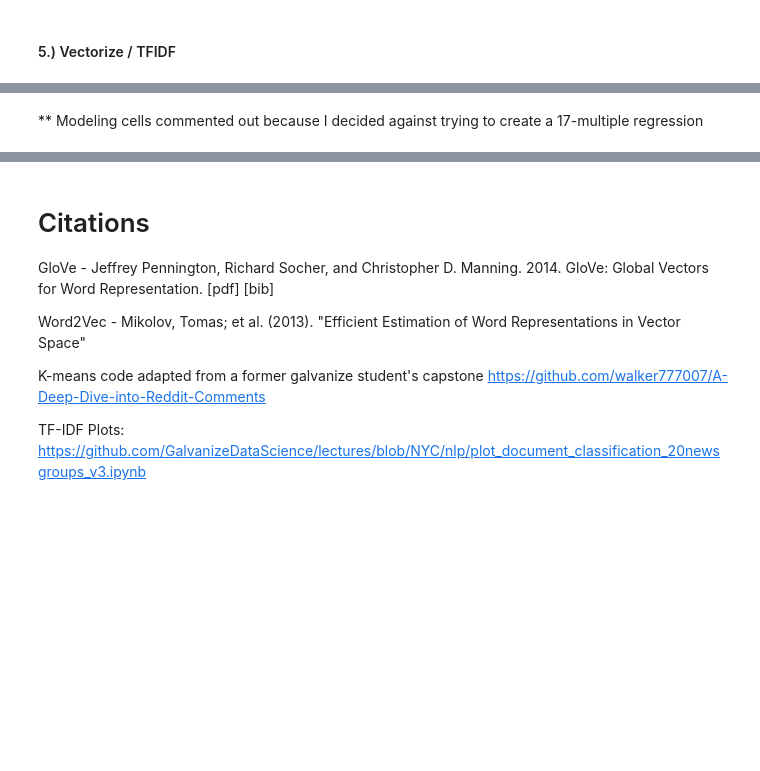
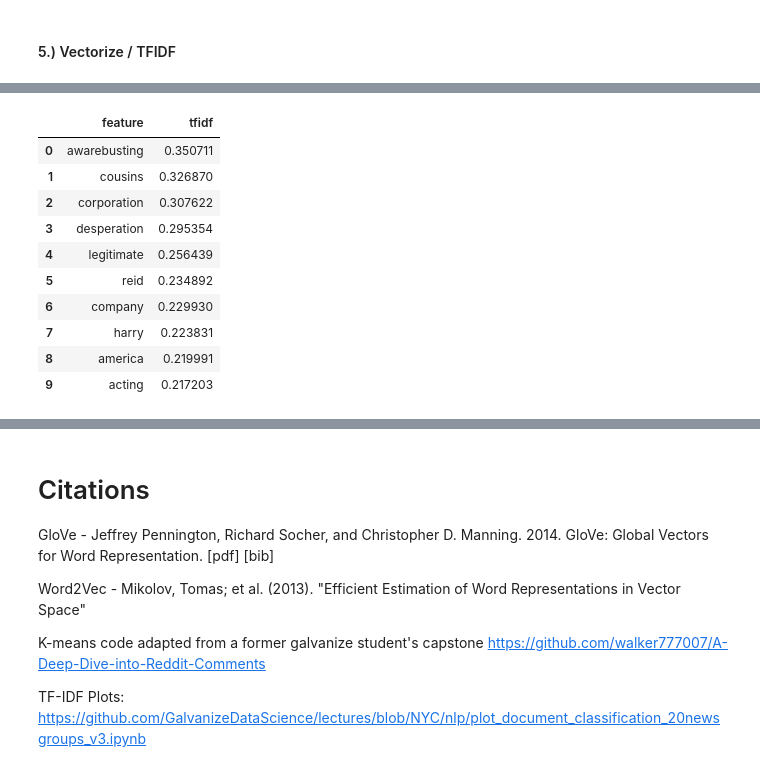
Before and after one commit to jakemull13/Network-Analysis-of-Political-Communites-on-Twitter, a Jupyter notebook: capstone_3.ipynb, the cells around one changed output, grey strips where cells are left out. Saved outputs shown, nothing was run; the diff lists cells and outputs as text; code cells hidden in the pictures; blank space fills up the shorter version.

```diff
--- a/capstone_3.ipynb
+++ b/capstone_3.ipynb
@@ -561,2 +610,0 @@ print('NB Model Score: {}'.format(nb_score))
-# %% [markdown]
-** Modeling cells commented out because I decided against trying to create a 17-multiple regression
@@ -565 +611,35 @@ feature_names = vectorizer.get_feature_names()
+# %%
+# Plot top tf-idf features
+# Author: Peter Prettenhofer <peter.prettenhofer@gmail.com>
+#         Olivier Grisel <olivier.grisel@ensta.org>
+#         Mathieu Blondel <mathieu@mblondel.org>
+#         Lars Buitinck
+# License: BSD 3 clause
+
+def top_tfidf_feats(row, features, top_n=10):
+    ''' Get top n tfidf values in row and return them with their corresponding feature names.'''
+    topn_ids = np.argsort(row)[::-1][:top_n]
+    top_feats = [(features[i], row[i]) for i in topn_ids]
+    df = pd.DataFrame(top_feats)
+    df.columns = ['feature', 'tfidf']
+    return df
+
+def top_feats_in_doc(Xtr, features, row_id, top_n=10):
+    row = np.squeeze(Xtr[row_id].toarray())
+    return top_tfidf_feats(row, features, top_n)
+
+feature_names=vectorizer.get_feature_names()
+top_feats_in_doc(X_train,feature_names,1)
+# %% [output]
+|  | feature | tfidf |
+| 0 | awarebusting | 0.350711 |
+| 1 | cousins | 0.326870 |
+| 2 | corporation | 0.307622 |
+| 3 | desperation | 0.295354 |
+| 4 | legitimate | 0.256439 |
+| 5 | reid | 0.234892 |
+| 6 | company | 0.229930 |
+| 7 | harry | 0.223831 |
+| 8 | america | 0.219991 |
+| 9 | acting | 0.217203 |
 # %%
```
Also changed, not shown: parts of 25 cells of this notebook, 1 other file.
